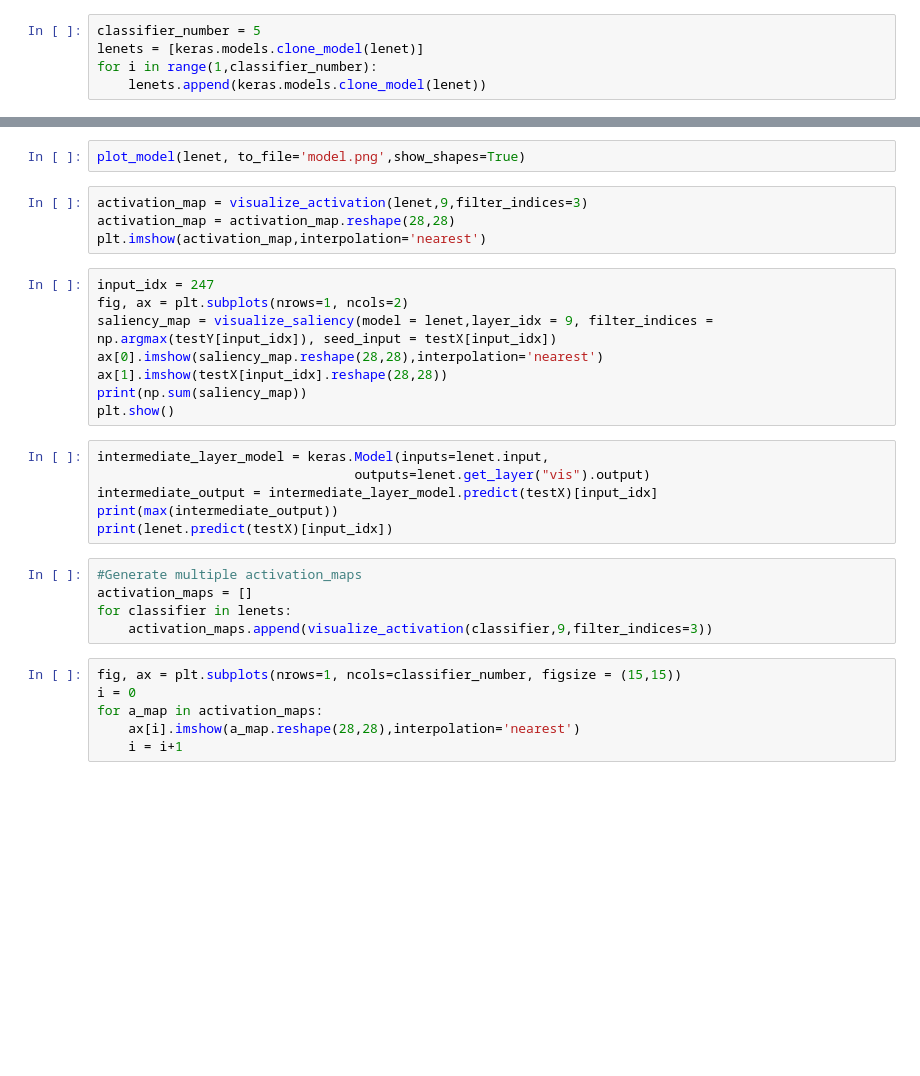
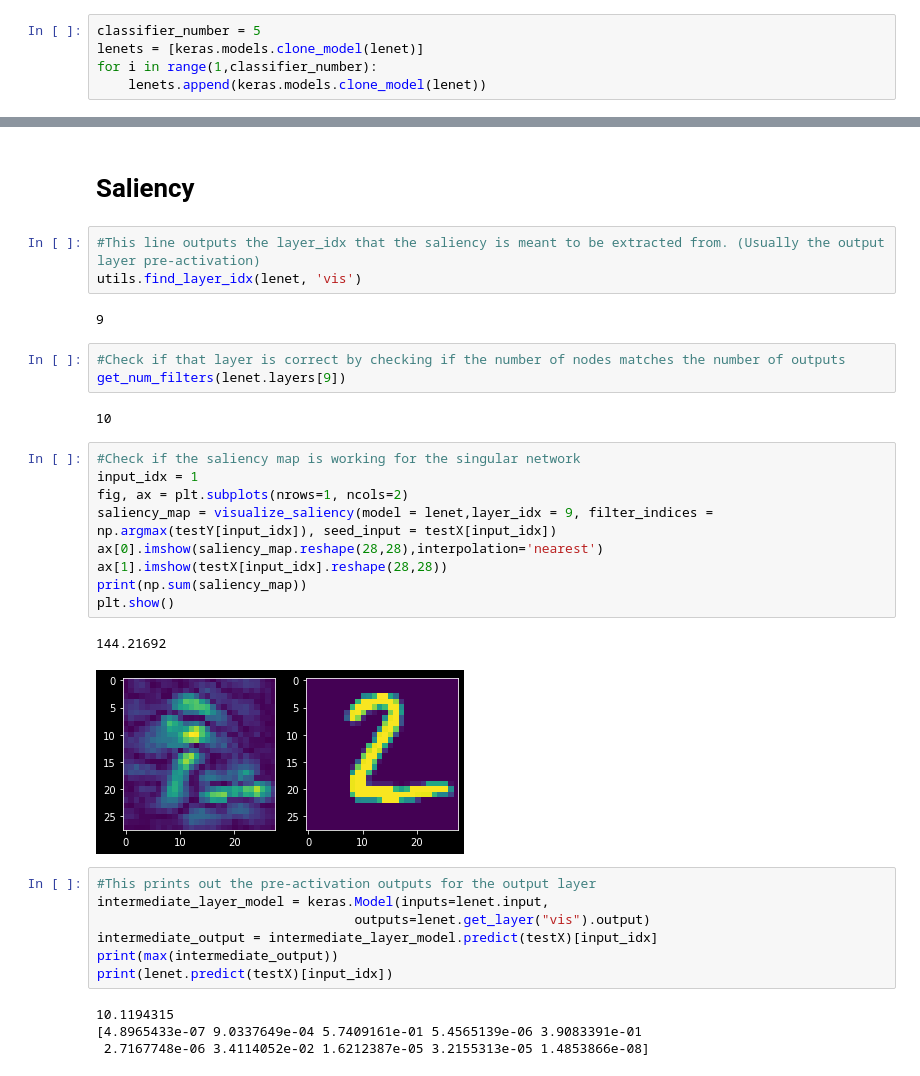
Before and after one commit to YalesRios/Samel, a Jupyter notebook: samel.ipynb, the cells around one changed output, grey strips where cells are left out. Drawn from its saved outputs; the diff is of its cells as text; blank space fills up the shorter version.

```diff
--- a/samel.ipynb
+++ b/samel.ipynb
@@ -134,32 +180,36 @@ for name, weight in zip(names, weights):
-# %%
-plot_model(lenet, to_file='model.png',show_shapes=True)
-# %%
-activation_map = visualize_activation(lenet,9,filter_indices=3)
-activation_map = activation_map.reshape(28,28)
-plt.imshow(activation_map,interpolation='nearest')
+# %% [markdown]
+# Saliency
+# %%
+#This line outputs the layer_idx that the saliency is meant to be extracted from. (Usually the output layer pre-activation)
+utils.find_layer_idx(lenet, 'vis')
+# %% [output]
+9
+# %%
+#Check if that layer is correct by checking if the number of nodes matches the number of outputs
+get_num_filters(lenet.layers[9])
+# %% [output]
+10
 # %%
-input_idx = 247
+#Check if the saliency map is working for the singular network
+input_idx = 1
 fig, ax = plt.subplots(nrows=1, ncols=2)
 saliency_map = visualize_saliency(model = lenet,layer_idx = 9, filter_indices = np.argmax(testY[input_idx]), seed_input = testX[input_idx])
 ax[0].imshow(saliency_map.reshape(28,28),interpolation='nearest')
 ax[1].imshow(testX[input_idx].reshape(28,28))
 print(np.sum(saliency_map))
 plt.show()
+# %% [output]
+144.21692
+[figure, added]
 # %%
+#This prints out the pre-activation outputs for the output layer
 intermediate_layer_model = keras.Model(inputs=lenet.input,
                                  outputs=lenet.get_layer("vis").output)
 intermediate_output = intermediate_layer_model.predict(testX)[input_idx]
 print(max(intermediate_output))
 print(lenet.predict(testX)[input_idx])
+# %% [output]
+10.1194315
+[4.8965433e-07 9.0337649e-04 5.7409161e-01 5.4565139e-06 3.9083391e-01
+ 2.7167748e-06 3.4114052e-02 1.6212387e-05 3.2155313e-05 1.4853866e-08]
-# %%
-#Generate multiple activation_maps
-activation_maps = []
-for classifier in lenets:
-    activation_maps.append(visualize_activation(classifier,9,filter_indices=3))
-# %%
-fig, ax = plt.subplots(nrows=1, ncols=classifier_number, figsize = (15,15))
-i = 0
-for a_map in activation_maps:
-    ax[i].imshow(a_map.reshape(28,28),interpolation='nearest')
-    i = i+1
 # %%
```
Also changed, not shown: parts of 18 cells of this notebook.
